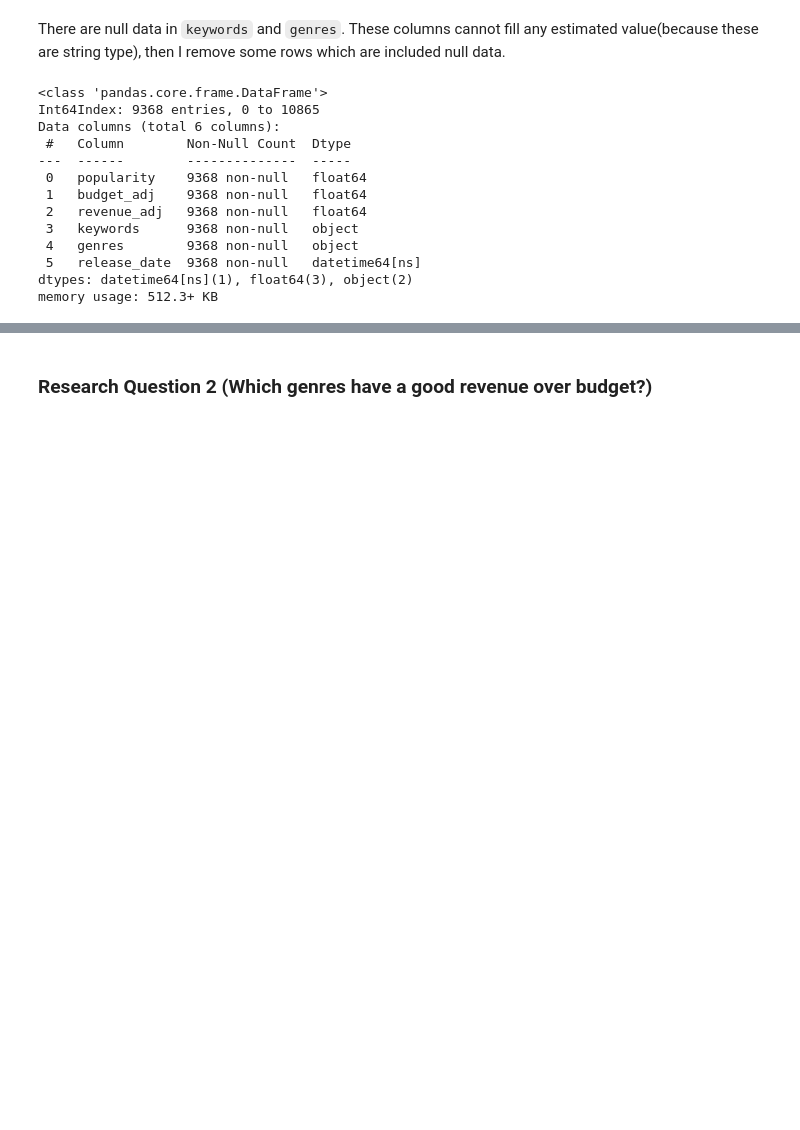
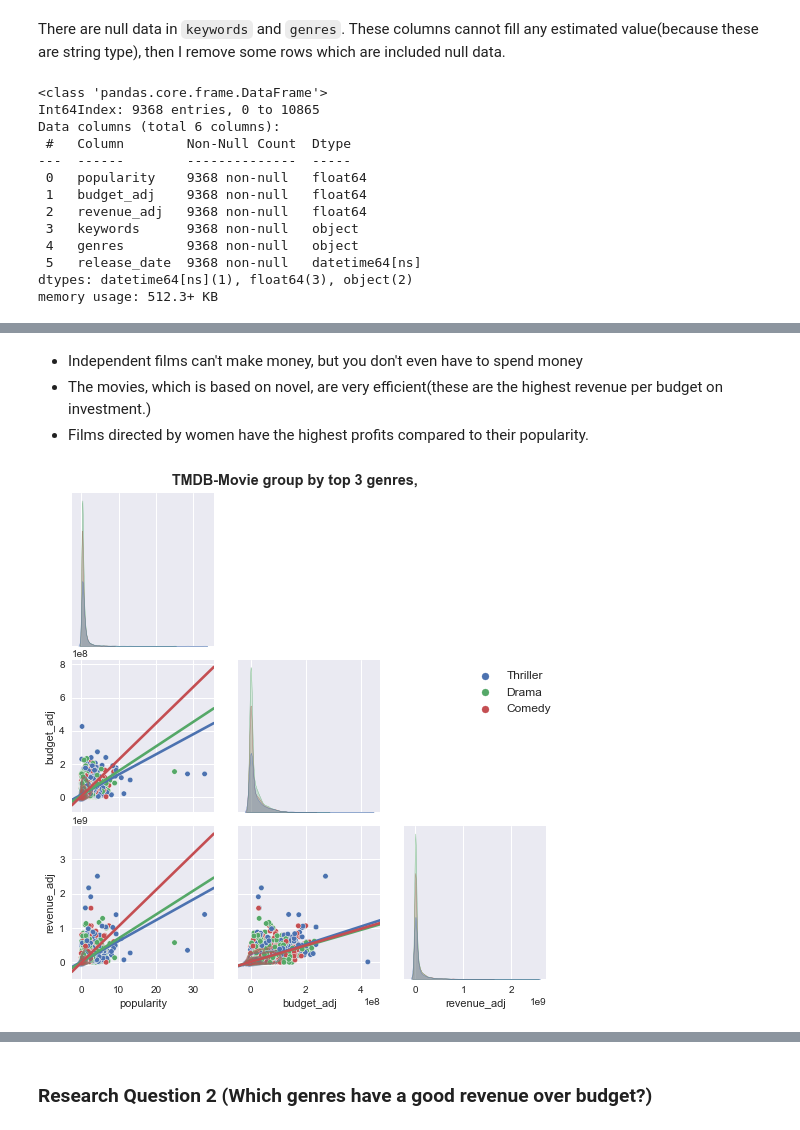
Before and after one commit to leeh8911/UdacityDataAnalyst, a Jupyter notebook: Project2/Investigate_a_Dataset.ipynb, the cells around one changed output, grey strips where cells are left out. Drawn from its saved outputs; the diff is of its cells as text; code cells hidden in the pictures; blank space fills up the shorter version.

```diff
--- a/Project2/Investigate_a_Dataset.ipynb
+++ b/Project2/Investigate_a_Dataset.ipynb
@@ -148,0 +206,35 @@ array([[<AxesSubplot:xlabel='popularity', ylabel='popularity'>,
+# %% [markdown]
+* Independent films can't make money, but you don't even have to spend money
+* The movies, which is based on novel, are very efficient(these are the highest revenue per budget on investment.)
+* Films directed by women have the highest profits compared to their popularity.
+# %%
+pick_genres = df2.explode('genres')['genres'].value_counts().head(3).keys()
+
+g = sns.PairGrid(df2.explode('genres').query('genres in {}'.format(list(pick_genres))), hue = 'genres', diag_sharey = False, corner = True)
+
+# diagonal
+g.map_diag(sns.kdeplot, fill = True)
+for i in range(3):
+    g.axes[i][i].spines['left'].set_visible(True)
+    g.axes[i][i].spines['top'].set_visible(True)
+    g.axes[i][i].spines['right'].set_visible(True)
+
+# lower
+g.map_lower(sns.scatterplot, s = 30, edgecolor = 'w')
+g.map_lower(sns.regplot, scatter = False, truncate = False, ci = False)
+g.map_lower(sns.kdeplot, alpha = 0.5)
+
+handles = g._legend_data.values()
+labels = g._legend_data.keys()
+
+# Insert legend
+g.axes[1][0].legend(handles=handles, labels=labels,
+                    bbox_to_anchor=(3.45, 1),
+                    fontsize="large", frameon=False
+                   )
+
+g.fig.suptitle("TMDB-Movie Group by Top 3 Genres, ", y = 1.01, weight = "bold", fontsize = 'x-large')
+g.fig.tight_layout()
+plt.show()
+# %% [output]
+[figure, added]
```
Also changed, not shown: parts of 13 cells of this notebook.
